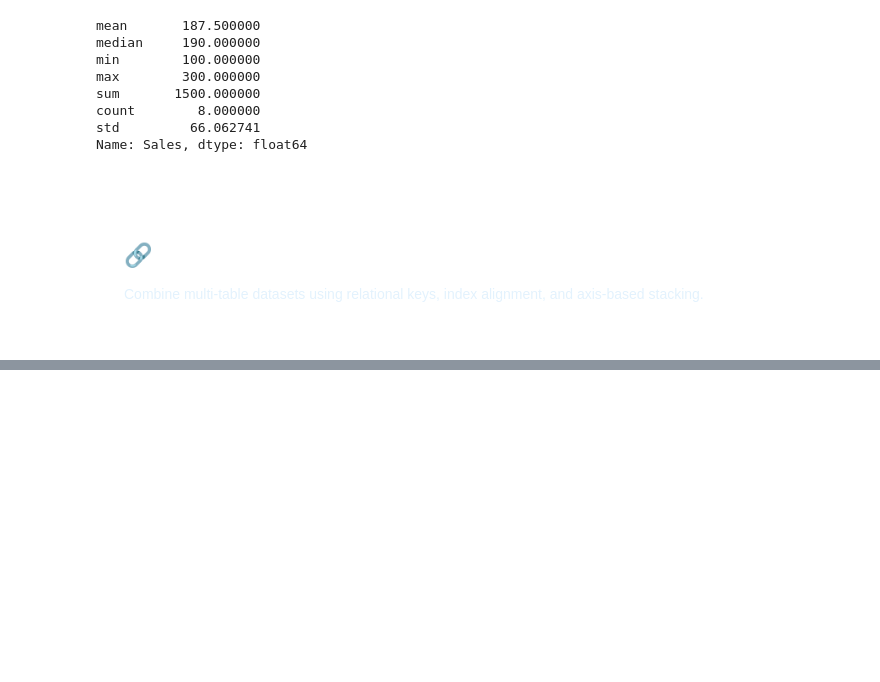
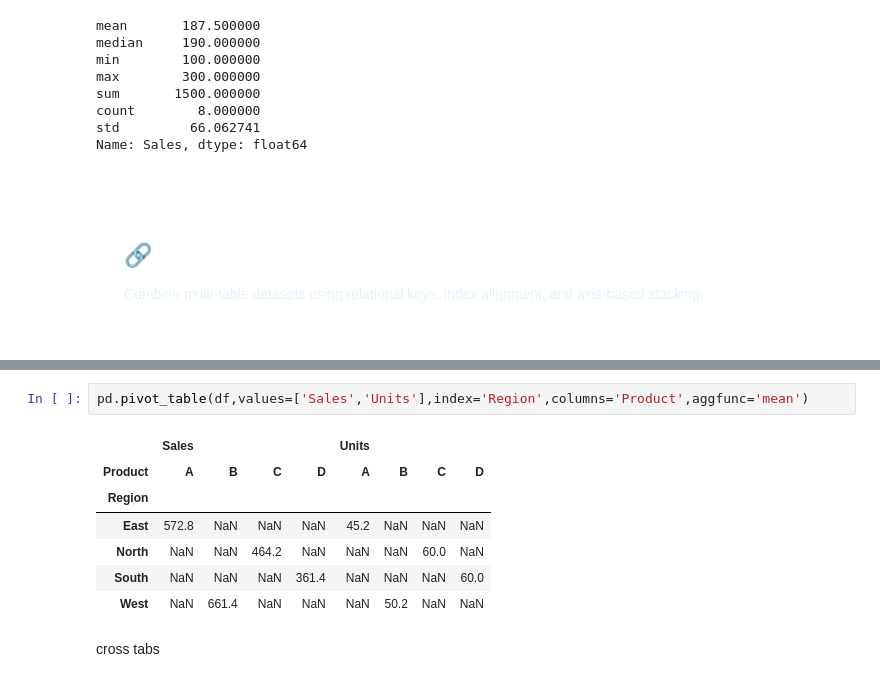
Before and after one commit to DebarghyaAich/Machine_Learning_Basics, a Jupyter notebook: Python_Libraries_Tutorial/pandas.ipynb, the cells around one changed output, grey strips where cells are left out. Drawn from its saved outputs; the diff is of its cells as text; blank space fills up the shorter version.

```diff
--- a/Python_Libraries_Tutorial/pandas.ipynb
+++ b/Python_Libraries_Tutorial/pandas.ipynb
@@ -581,0 +625,12 @@ Name: Sales, dtype: float64
+# %%
+pd.pivot_table(df,values=['Sales','Units'],index='Region',columns='Product',aggfunc='mean')
+# %% [output]
+|  | Sales |  |  |  | Units |  |  |  |
+| Product | A | B | C | D | A | B | C | D |
+| Region |  |  |  |  |  |  |  |  |
+| East | 572.8 | NaN | NaN | NaN | 45.2 | NaN | NaN | NaN |
+| North | NaN | NaN | 464.2 | NaN | NaN | NaN | 60.0 | NaN |
+| South | NaN | NaN | NaN | 361.4 | NaN | NaN | NaN | 60.0 |
+| West | NaN | 661.4 | NaN | NaN | NaN | 50.2 | NaN | NaN |
+# %% [markdown]
+cross tabs
```
Also changed, not shown: parts of 3 cells of this notebook.
